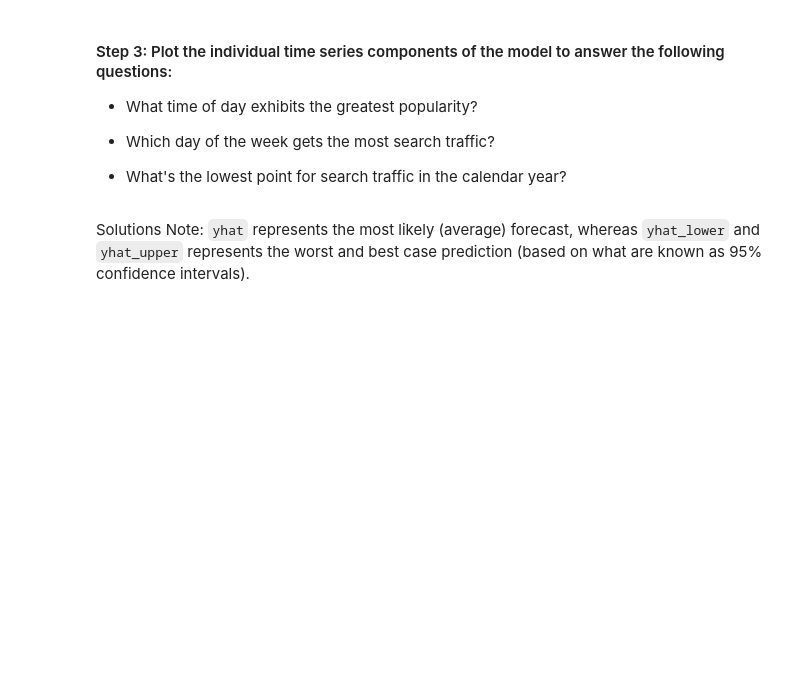
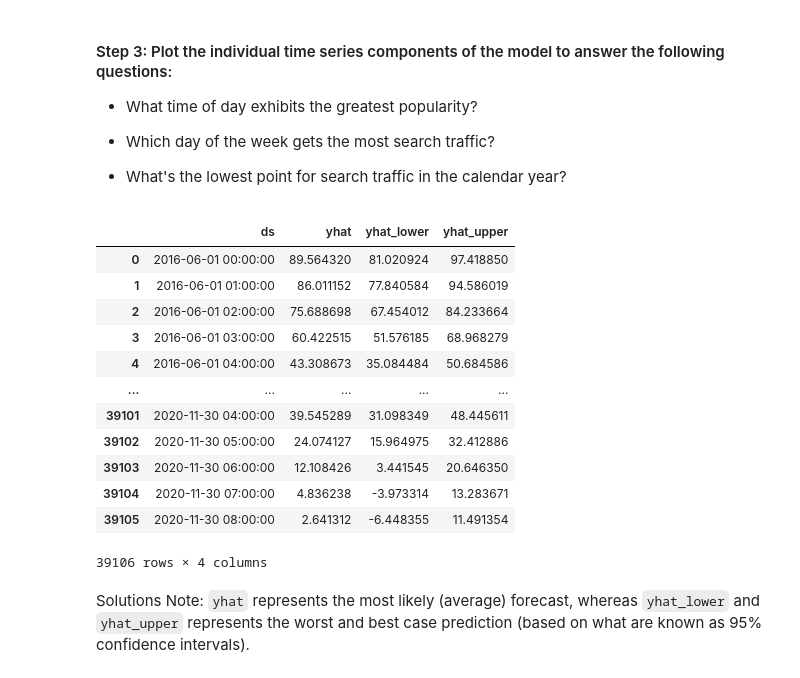
Before and after one commit to darcy5d/Fintech_Module_11_Homework_Assignment, a Jupyter notebook: forecasting_net_prophet.ipynb, the cells around one changed output. Saved outputs shown, nothing was run; the diff lists cells and outputs as text; code cells hidden in the pictures; blank space fills up the shorter version.

```diff
--- a/forecasting_net_prophet.ipynb
+++ b/forecasting_net_prophet.ipynb
@@ -735,10 +702,25 @@ final_plot
 * What's the lowest point for search traffic in the calendar year?
 # %%
 # Set the index in the forecast_mercado_trends DataFrame to the ds datetime column
-forecast_mercado_trends = # YOUR CODE HERE
+forecast_mercado_trends.reset_index(drop=True, inplace=True)
 
 # View the only the yhat,yhat_lower and yhat_upper columns from the DataFrame
-# YOUR CODE HERE
+yhat_columns = forecast_mercado_trends[['ds', 'yhat', 'yhat_lower', 'yhat_upper']]
+yhat_columns
+# %% [output]
+|  | ds | yhat | yhat_lower | yhat_upper |
+| 0 | 2016-06-01 00:00:00 | 89.564320 | 81.020924 | 97.418850 |
+| 1 | 2016-06-01 01:00:00 | 86.011152 | 77.840584 | 94.586019 |
+| 2 | 2016-06-01 02:00:00 | 75.688698 | 67.454012 | 84.233664 |
+| 3 | 2016-06-01 03:00:00 | 60.422515 | 51.576185 | 68.968279 |
+| 4 | 2016-06-01 04:00:00 | 43.308673 | 35.084484 | 50.684586 |
+| ... | ... | ... | ... | ... |
+| 39101 | 2020-11-30 04:00:00 | 39.545289 | 31.098349 | 48.445611 |
+| 39102 | 2020-11-30 05:00:00 | 24.074127 | 15.964975 | 32.412886 |
+| 39103 | 2020-11-30 06:00:00 | 12.108426 | 3.441545 | 20.646350 |
+| 39104 | 2020-11-30 07:00:00 | 4.836238 | -3.973314 | 13.283671 |
+| 39105 | 2020-11-30 08:00:00 | 2.641312 | -6.448355 | 11.491354 |
+39106 rows × 4 columns
 # %% [markdown]
 Solutions Note: `yhat` represents the most likely (average) forecast, whereas `yhat_lower` and `yhat_upper` represents the worst and best case prediction (based on what are known as 95% confidence intervals).
 # %%
```
Also changed, not shown: parts of 7 cells of this notebook.
